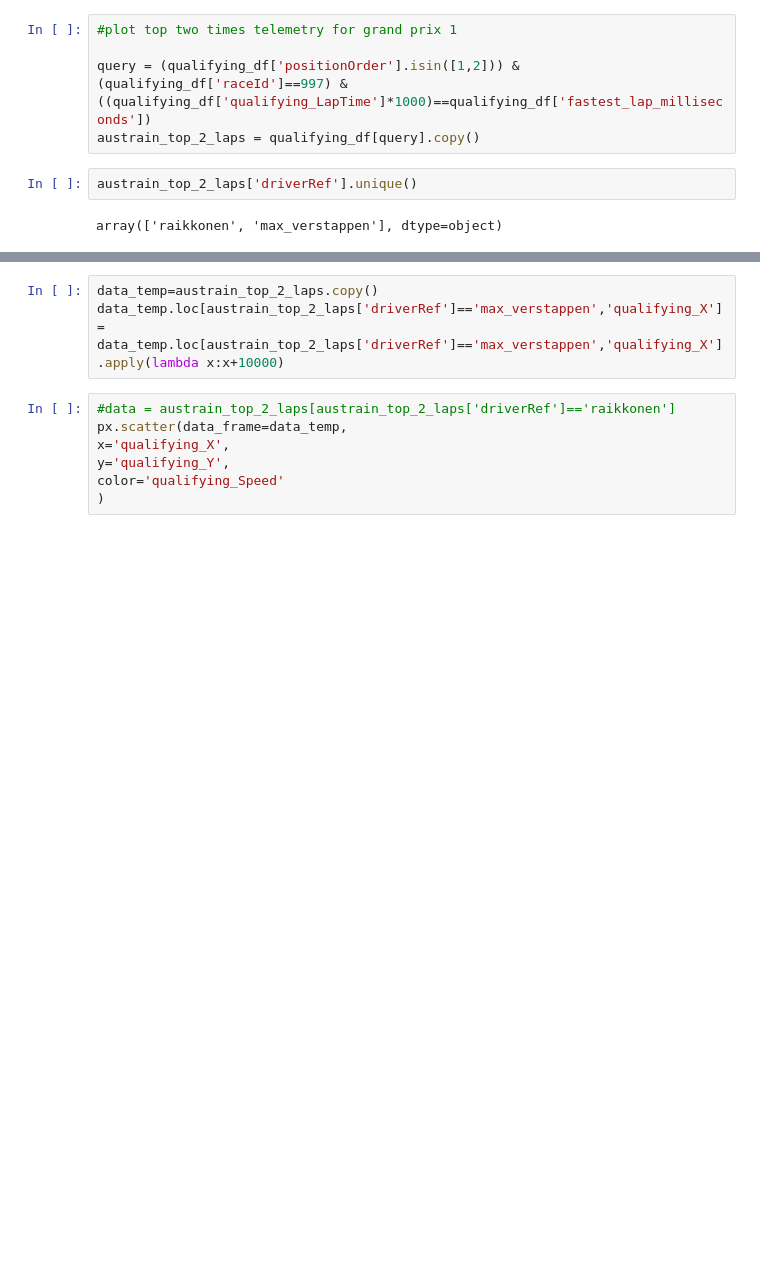
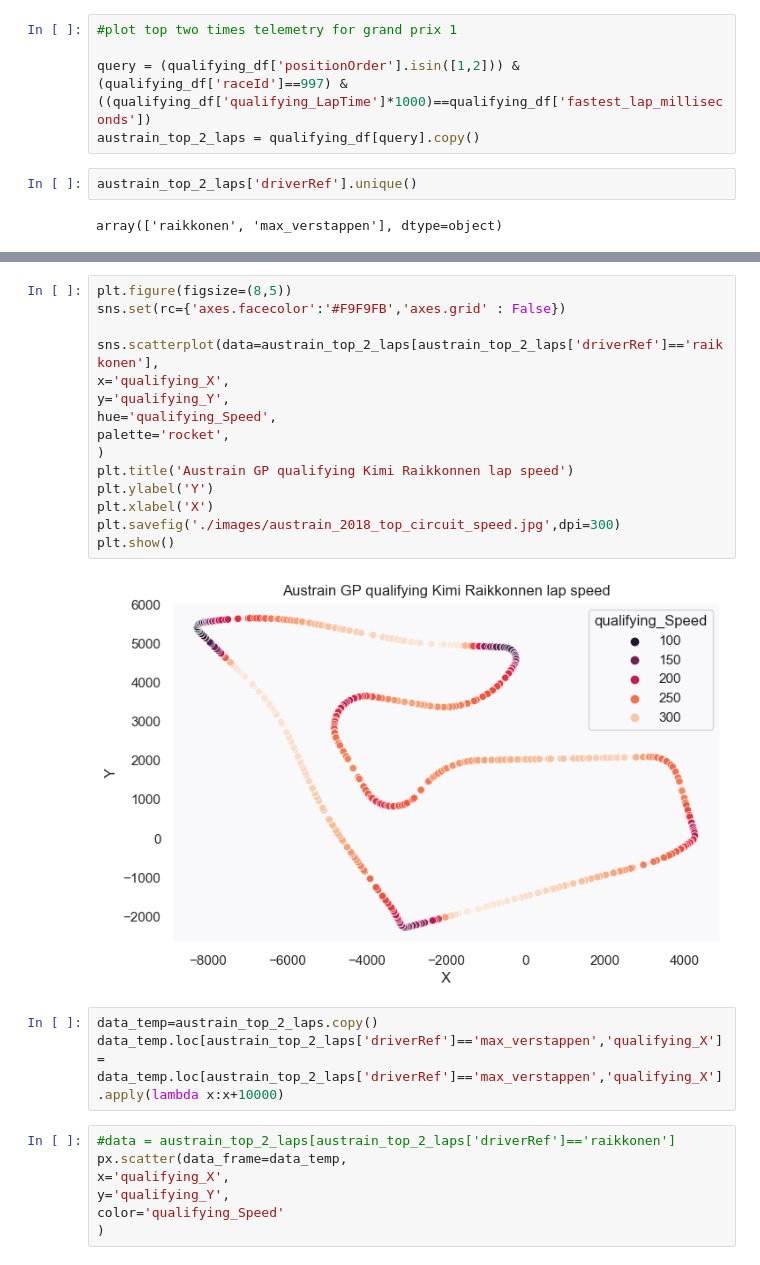
Before and after one commit to bensail-ai/Formula1_prediction, a Jupyter notebook: 4_Formula1_telemetrydata_aggregation.ipynb, the cells around one changed output, grey strips where cells are left out. Saved outputs shown, nothing was run; the diff lists cells and outputs as text; blank space fills up the shorter version.

```diff
--- a/4_Formula1_telemetrydata_aggregation.ipynb
+++ b/4_Formula1_telemetrydata_aggregation.ipynb
@@ -161,3 +178,20 @@ color='driverRef')
+# %%
+plt.figure(figsize=(8,5))
+sns.set(rc={'axes.facecolor':'#F9F9FB','axes.grid' : False})
+
+sns.scatterplot(data=austrain_top_2_laps[austrain_top_2_laps['driverRef']=='raikkonen'],
+x='qualifying_X',
+y='qualifying_Y',
+hue='qualifying_Speed',
+palette='rocket',
+)
+plt.title('Austrain GP qualifying Kimi Raikkonnen lap speed')
+plt.ylabel('Y')
+plt.xlabel('X')
+plt.savefig('./images/austrain_2018_top_circuit_speed.jpg',dpi=300)
+plt.show()
+# %% [output]
+[figure, added]
 # %%
 data_temp=austrain_top_2_laps.copy()
 data_temp.loc[austrain_top_2_laps['driverRef']=='max_verstappen','qualifying_X']= data_temp.loc[austrain_top_2_laps['driverRef']=='max_verstappen','qualifying_X'].apply(lambda x:x+10000)
```
Also changed, not shown: parts of 8 cells of this notebook, 27 other files.
